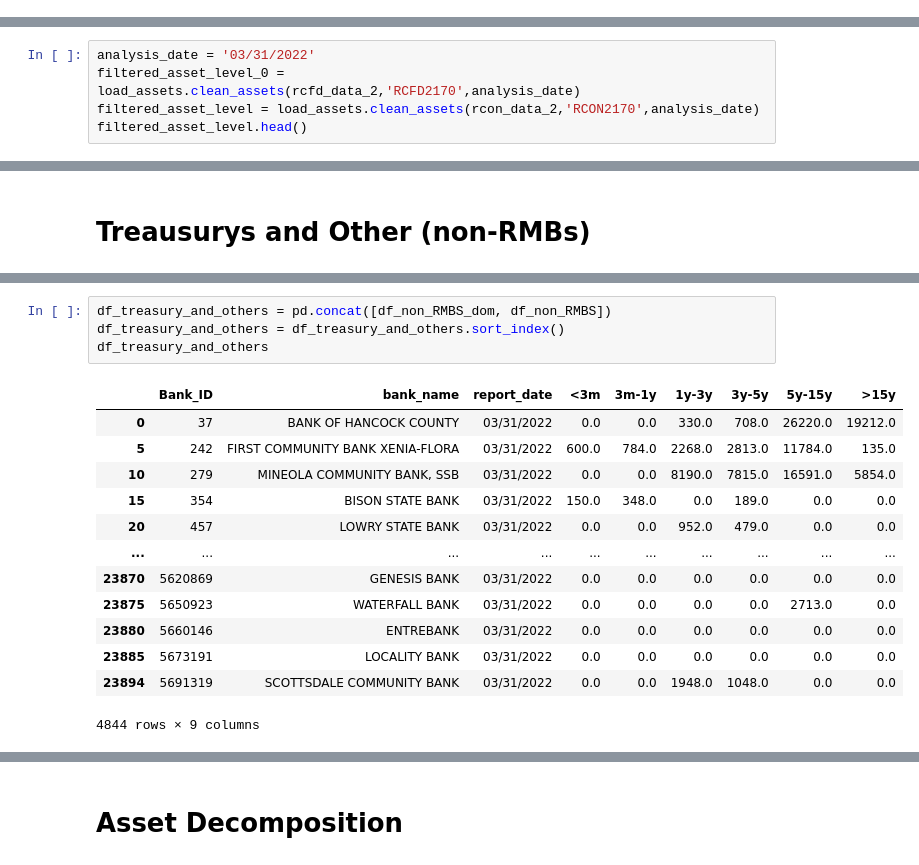
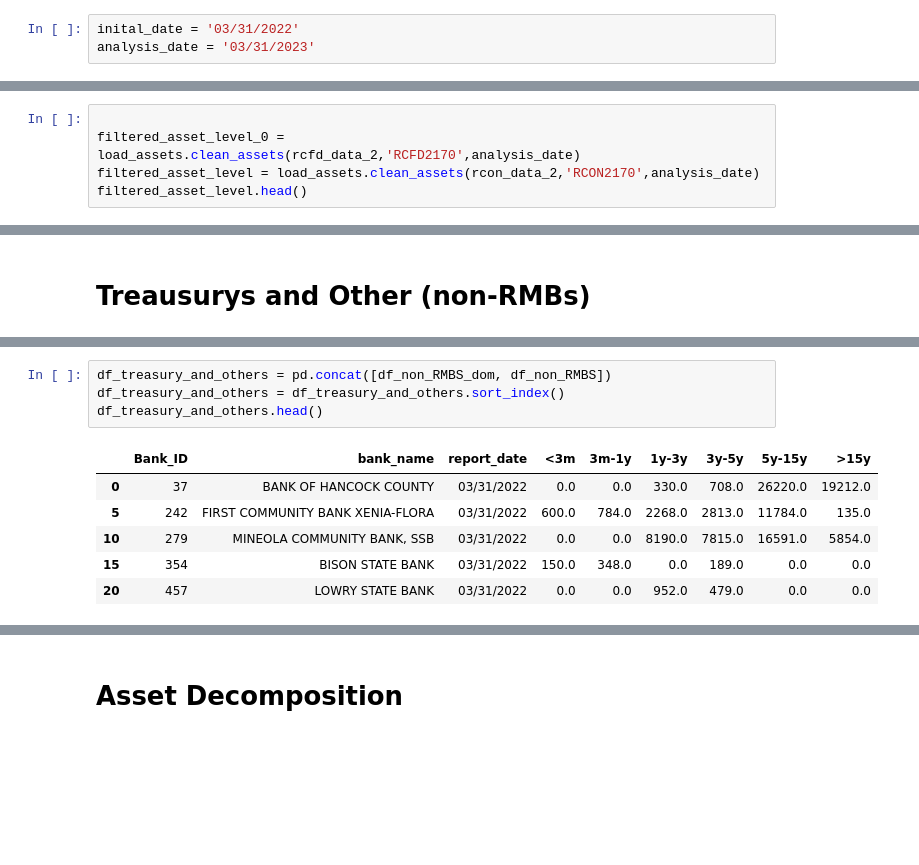
Before and after one commit to huangpz-a11y/P2_Monetary_Tightening, a Jupyter notebook: src/01_Final Project Exploration.ipynb, the cells around one changed output, grey strips where cells are left out. Saved outputs shown, nothing was run; the diff lists cells and outputs as text; blank space fills up the shorter version.

```diff
--- a/src/01_Final Project Exploration.ipynb
+++ b/src/01_Final Project Exploration.ipynb
@@ -21,9 +21,12 @@ rcfn_data = load_assets.load_wrds_reports('cipzs5x6g2axzlhe') #rcfn
+# %%
+inital_date = '03/31/2022'
+analysis_date = '03/31/2023'
 # %% [markdown]
 ## Data Cleaning
 # %% [markdown]
 ### Assets
 # %%
-analysis_date = '03/31/2022'
+
 filtered_asset_level_0 = load_assets.clean_assets(rcfd_data_2,'RCFD2170',analysis_date)
 filtered_asset_level = load_assets.clean_assets(rcon_data_2,'RCON2170',analysis_date)
 filtered_asset_level.head()
@@ -160,18 +112,11 @@ df_non_RMBS
 # %%
 df_treasury_and_others = pd.concat([df_non_RMBS_dom, df_non_RMBS])
 df_treasury_and_others = df_treasury_and_others.sort_index()
-df_treasury_and_others
+df_treasury_and_others.head()
 # %% [output]
 |  | Bank_ID | bank_name | report_date | <3m | 3m-1y | 1y-3y | 3y-5y | 5y-15y | >15y |
 | 0 | 37 | BANK OF HANCOCK COUNTY | 03/31/2022 | 0.0 | 0.0 | 330.0 | 708.0 | 26220.0 | 19212.0 |
 | 5 | 242 | FIRST COMMUNITY BANK XENIA-FLORA | 03/31/2022 | 600.0 | 784.0 | 2268.0 | 2813.0 | 11784.0 | 135.0 |
 | 10 | 279 | MINEOLA COMMUNITY BANK, SSB | 03/31/2022 | 0.0 | 0.0 | 8190.0 | 7815.0 | 16591.0 | 5854.0 |
 | 15 | 354 | BISON STATE BANK | 03/31/2022 | 150.0 | 348.0 | 0.0 | 189.0 | 0.0 | 0.0 |
 | 20 | 457 | LOWRY STATE BANK | 03/31/2022 | 0.0 | 0.0 | 952.0 | 479.0 | 0.0 | 0.0 |
-| ... | ... | ... | ... | ... | ... | ... | ... | ... | ... |
-| 23870 | 5620869 | GENESIS BANK | 03/31/2022 | 0.0 | 0.0 | 0.0 | 0.0 | 0.0 | 0.0 |
-| 23875 | 5650923 | WATERFALL BANK | 03/31/2022 | 0.0 | 0.0 | 0.0 | 0.0 | 2713.0 | 0.0 |
-| 23880 | 5660146 | ENTREBANK | 03/31/2022 | 0.0 | 0.0 | 0.0 | 0.0 | 0.0 | 0.0 |
-| 23885 | 5673191 | LOCALITY BANK | 03/31/2022 | 0.0 | 0.0 | 0.0 | 0.0 | 0.0 | 0.0 |
-| 23894 | 5691319 | SCOTTSDALE COMMUNITY BANK | 03/31/2022 | 0.0 | 0.0 | 1948.0 | 1048.0 | 0.0 | 0.0 |
-4844 rows × 9 columns
```
Also changed, not shown: parts of 27 cells of this notebook, 2 other files.
